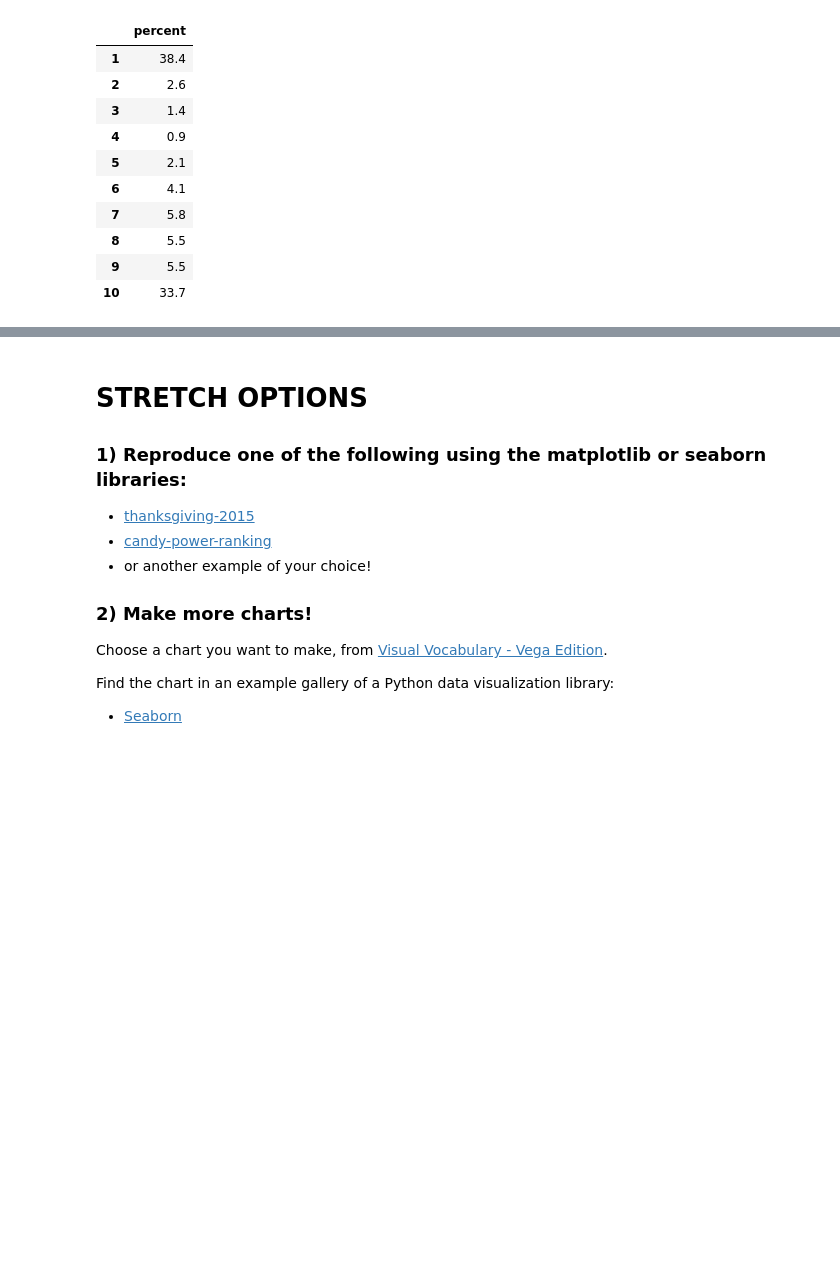
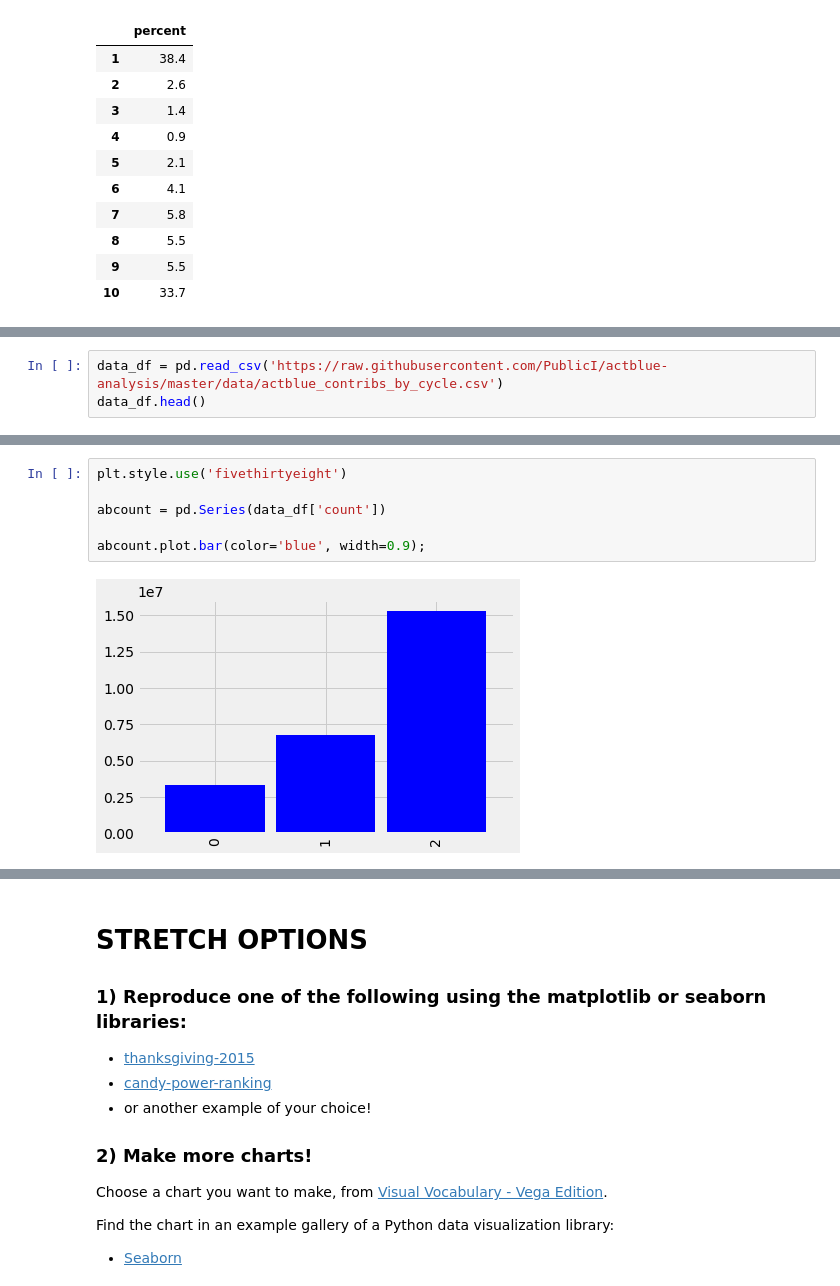
Before and after one commit to iambrookedrake/DS-Unit-1-Sprint-1-Data-Wrangling-and-Storytelling, a Jupyter notebook: module4-make-explanatory-visualizations/Brooke_Drake_DSPT6_U1S1M4_Make_Explanatory_Visualizations_Assignment.ipynb, the cells around one changed output, grey strips where cells are left out. Saved outputs shown, nothing was run; the diff lists cells and outputs as text; blank space fills up the shorter version.

```diff
--- a/module4-make-explanatory-visualizations/Brooke_Drake_DSPT6_U1S1M4_Make_Explanatory_Visualizations_Assignment.ipynb
+++ b/module4-make-explanatory-visualizations/Brooke_Drake_DSPT6_U1S1M4_Make_Explanatory_Visualizations_Assignment.ipynb
@@ -187,0 +205,3 @@ ax.set_yticks(range(0,50,10));
+# %%
+data_df = pd.read_csv('https://raw.githubusercontent.com/PublicI/actblue-analysis/master/data/actblue_contribs_by_cycle.csv')
+data_df.head()
@@ -187,0 +227,8 @@ ax.set_yticks(range(0,50,10));
+# %%
+plt.style.use('fivethirtyeight')
+
+abcount = pd.Series(data_df['count'])
+
+abcount.plot.bar(color='blue', width=0.9);
+# %% [output]
+[figure, added]
```
Also changed, not shown: parts of 10 cells of this notebook.
